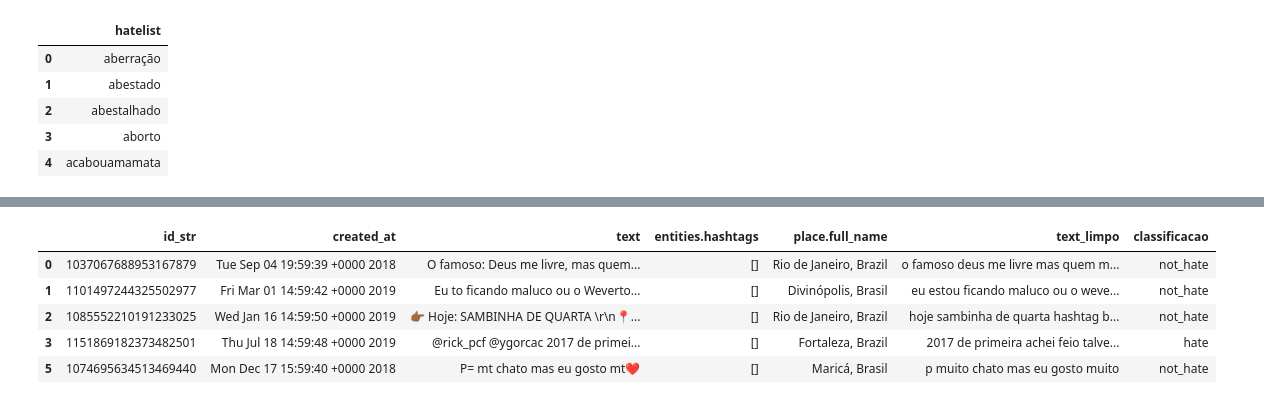
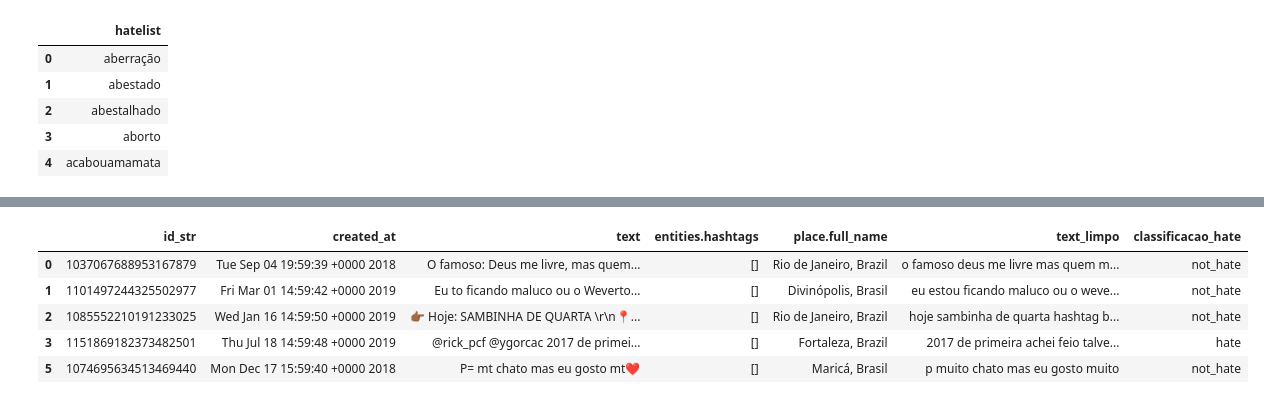
Before and after one commit to LuanPCunha/TCC, a Jupyter notebook: RotinaDeClassificacaoDaBaseDeDados.ipynb, the cells around one changed output, grey strips where cells are left out. Saved outputs shown, nothing was run; the diff lists cells and outputs as text; code cells hidden in the pictures.

Commit message:
Adicionada classificação badword

```diff
--- a/RotinaDeClassificacaoDaBaseDeDados.ipynb
+++ b/RotinaDeClassificacaoDaBaseDeDados.ipynb
@@ -110,51 +124,50 @@ dict_hate.head(5)
 # %%
-# Definição da função de classificação de hate e not_hate
+# Definição da função de classificação
 
-def classifica_hate(tweet):
-  # Labels de retorno
-  HATE = "hate"
-  NOT_HATE = "not_hate"
-
+def classifica(tweet, dicionario, LABEL1, LABEL2):
   # Tokeniza o tweet
   tokenizer = RegexpTokenizer(PADRAO_PALAVRAS_PT)
   tokens = tokenizer.tokenize(tweet)
 
-  hatelist = list(dict_hate['hatelist'])
-  hatelist_expressoes = []
+  chave = dicionario.keys()[0]
+
+  lista = list(dicionario[chave])
+  lista_expressoes = []
 
   # Gera lista de expressões
-  for termo in hatelist:
+  for termo in lista:
     termo_tokens = tokenizer.tokenize(termo)
     if(len(termo_tokens)>1): #expressoes
-      hatelist_expressoes.append(termo)
+      lista_expressoes.append(termo)
 
   # Verifica se o tweet possui ao menos uma PALAVRA de hate
   for token in tokens:
-    if token in hatelist:
-      return HATE
+    if token in lista:
+      return LABEL1
 
   # Verifica se o tweet possui ao menos uma EXPRESSÃO de hate
-  for palavra_hate in hatelist_expressoes:
-    result = re.subn(r'^' + palavra_hate + '\s', palavra_hate + ' ', tweet) # Substitui no início
+  for palavra in lista_expressoes:
+    result = re.subn(r'^' + palavra + '\s', palavra + ' ', tweet) # Substitui no início
     if(result[1]):
       break
-    result = re.subn(r'\s' + palavra_hate + '$',' '+ palavra_hate, tweet) # Substitui no final
+    result = re.subn(r'\s' + palavra + '$',' '+ palavra, tweet) # Substitui no final
     if(result[1]):
       break
-    result = re.subn(r'\s' + palavra_hate + '\s', ' '+palavra_hate+ ' ', tweet) #Substitui no meio
+    result = re.subn(r'\s' + palavra + '\s', ' '+palavra+ ' ', tweet) #Substitui no meio
     if(result[1]):
       break
 
   if(result[1]):
-    return HATE
+    return LABEL1
   else:
-    return NOT_HATE
+    return LABEL2
 # %%
+# CLASSIFICAÇÃO HATE
 # Executa a classificação na base 1
-base1['classificacao'] = base1['text_limpo'].apply(lambda x: classifica_hate(x))
+base1['classificacao_hate'] = base1['text_limpo'].apply(lambda x: classifica(x,dict_hate,"hate","not_hate"))
 base1.head()
 # %% [output]
-|  | id_str | created_at | text | entities.hashtags | place.full_name | text_limpo | classificacao |
+|  | id_str | created_at | text | entities.hashtags | place.full_name | text_limpo | classificacao_hate |
 | 0 | 1037067688953167879 | Tue Sep 04 19:59:39 +0000 2018 | O famoso: Deus me livre, mas quem... | [] | Rio de Janeiro, Brazil | o famoso deus me livre mas quem m... | not_hate |
 | 1 | 1101497244325502977 | Fri Mar 01 14:59:42 +0000 2019 | Eu to ficando maluco ou o Weverto... | [] | Divinópolis, Brasil | eu estou ficando maluco ou o weve... | not_hate |
 | 2 | 1085552210191233025 | Wed Jan 16 14:59:50 +0000 2019 | 👉🏾 Hoje: SAMBINHA DE QUARTA \r\n📍... | [] | Rio de Janeiro, Brazil | hoje sambinha de quarta hashtag b... | not_hate |
```
Also changed, not shown: parts of 5 cells of this notebook.
